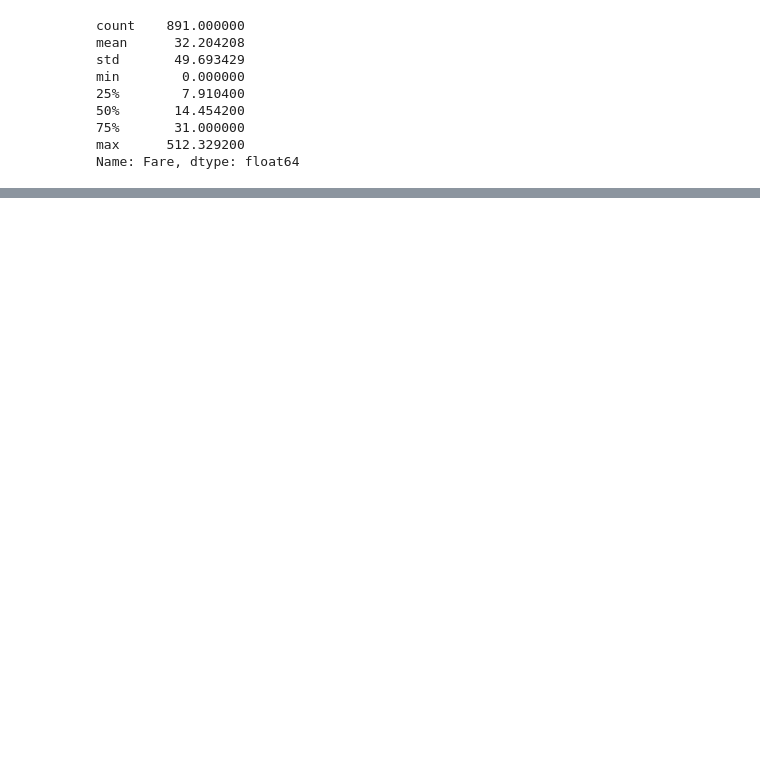
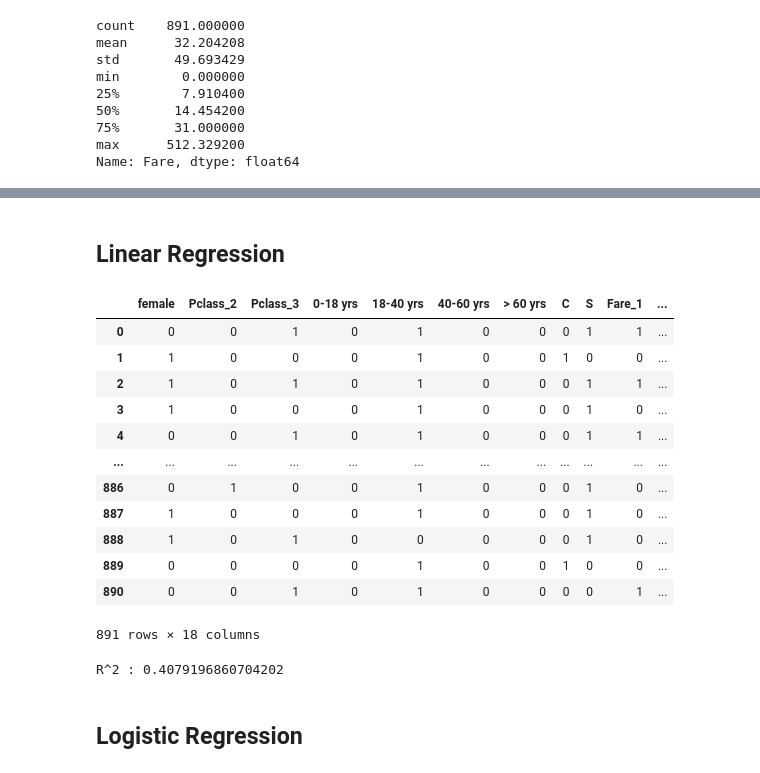
Before and after one commit to Neethithevan/Titanic_Kaggle, a Jupyter notebook: Titanic.ipynb, the cells around one changed output, grey strips where cells are left out. Cells and saved outputs as stored; diff of their text form; code cells hidden in the pictures; blank space fills up the shorter version.

```diff
--- a/Titanic.ipynb
+++ b/Titanic.ipynb
@@ -355,0 +716,3 @@ Name: Fare, dtype: float64
+# %%
+test6=pd.get_dummies(test['group_binned'])
+test6
@@ -355,0 +803,2 @@ Name: Fare, dtype: float64
+# %%
+train_new= pd.concat([train1,train2,train3,train4,train5,train6],axis=1)
@@ -355,0 +830,5 @@ Name: Fare, dtype: float64
+# %%
+test_new= pd.concat([test1,test2,test3,test4,test5,test6],axis=1)
+# %%
+x= list(test_new.columns)
+x
@@ -355,0 +853,2 @@ Name: Fare, dtype: float64
+# %% [markdown]
+## Linear Regression
@@ -355,0 +857,17 @@ Name: Fare, dtype: float64
+# %%
+X=train_new[x[:]]
+X
+# %% [output]
+|  | female | Pclass_2 | Pclass_3 | 0-18 yrs | 18-40 yrs | 40-60 yrs | > 60 yrs | C | S | Fare_1 | ... |
+| 0 | 0 | 0 | 1 | 0 | 1 | 0 | 0 | 0 | 1 | 1 | ... |
+| 1 | 1 | 0 | 0 | 0 | 1 | 0 | 0 | 1 | 0 | 0 | ... |
+| 2 | 1 | 0 | 1 | 0 | 1 | 0 | 0 | 0 | 1 | 1 | ... |
+| 3 | 1 | 0 | 0 | 0 | 1 | 0 | 0 | 0 | 1 | 0 | ... |
+| 4 | 0 | 0 | 1 | 0 | 1 | 0 | 0 | 0 | 1 | 1 | ... |
+| ... | ... | ... | ... | ... | ... | ... | ... | ... | ... | ... | ... |
+| 886 | 0 | 1 | 0 | 0 | 1 | 0 | 0 | 0 | 1 | 0 | ... |
+| 887 | 1 | 0 | 0 | 0 | 1 | 0 | 0 | 0 | 1 | 0 | ... |
+| 888 | 1 | 0 | 1 | 0 | 0 | 0 | 0 | 0 | 1 | 0 | ... |
+| 889 | 0 | 0 | 0 | 0 | 1 | 0 | 0 | 1 | 0 | 0 | ... |
+| 890 | 0 | 0 | 1 | 0 | 1 | 0 | 0 | 0 | 0 | 1 | ... |
+891 rows × 18 columns
@@ -355,0 +879,11 @@ Name: Fare, dtype: float64
+# %%
+from sklearn.metrics import r2_score
+#print(lm1.intercept_)
+#print(lm1.coef_)
+#print(lm1_preds)
+print("R^2 :",r2_score(y,lm1_preds))
+#list(zip(x[:],lm1.coef_))
+# %% [output]
+R^2 : 0.4079196860704202
+# %% [markdown]
+## Logistic Regression
```
Also changed, not shown: parts of 107 cells of this notebook, 1 other file.
